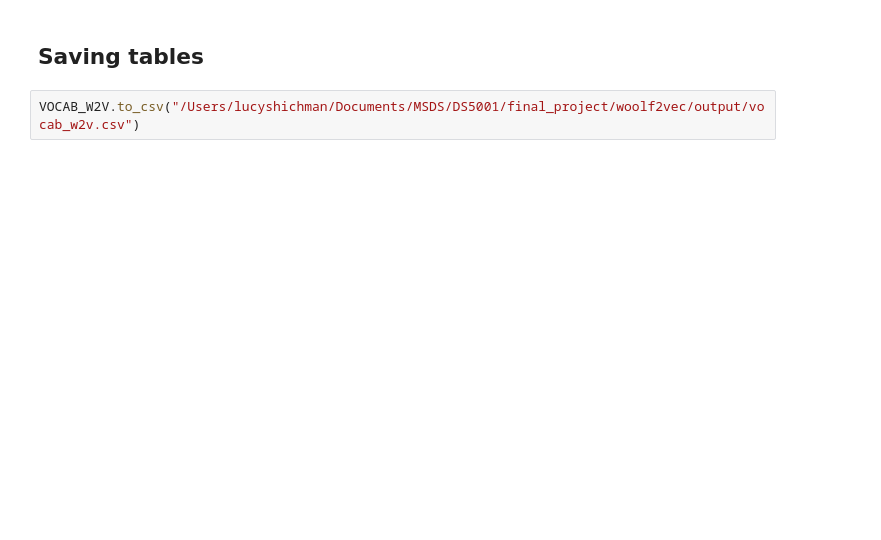
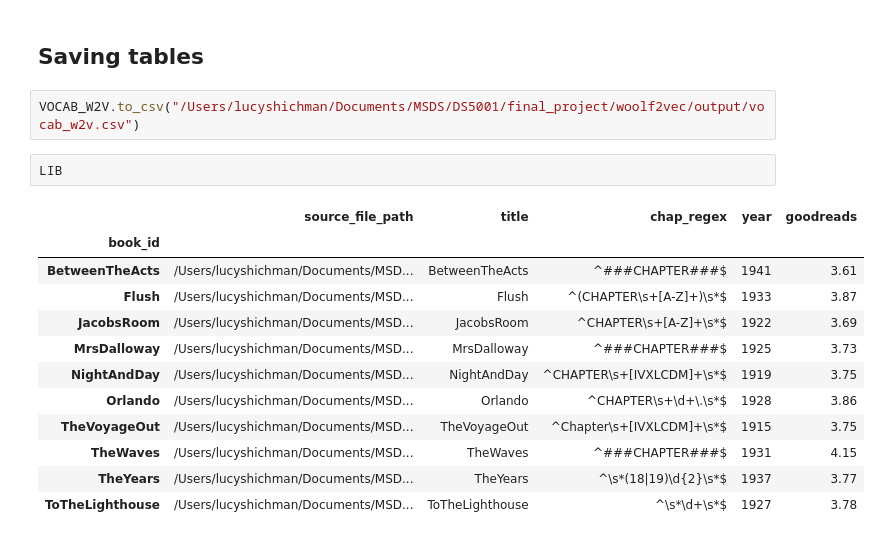
Before and after one commit to Lucy-Shichman/woolf2vec, a Jupyter notebook: analysis/word2vec_modeling.ipynb, the cells around one changed output. Cells and saved outputs as stored; diff of their text form; blank space fills up the shorter version.

```diff
--- a/analysis/word2vec_modeling.ipynb
+++ b/analysis/word2vec_modeling.ipynb
@@ -154,3 +154,18 @@ px.scatter(X.reset_index(), 'x', 'y',
 ## Saving tables
 # %%
 VOCAB_W2V.to_csv("/Users/lucyshichman/Documents/MSDS/DS5001/final_project/woolf2vec/output/vocab_w2v.csv")
+# %%
+LIB
+# %% [output]
+|  | source_file_path | title | chap_regex | year | goodreads |
+| book_id |  |  |  |  |  |
+| BetweenTheActs | /Users/lucyshichman/Documents/MSD... | BetweenTheActs | ^###CHAPTER###$ | 1941 | 3.61 |
+| Flush | /Users/lucyshichman/Documents/MSD... | Flush | ^(CHAPTER\s+[A-Z]+)\s*$ | 1933 | 3.87 |
+| JacobsRoom | /Users/lucyshichman/Documents/MSD... | JacobsRoom | ^CHAPTER\s+[A-Z]+\s*$ | 1922 | 3.69 |
+| MrsDalloway | /Users/lucyshichman/Documents/MSD... | MrsDalloway | ^###CHAPTER###$ | 1925 | 3.73 |
+| NightAndDay | /Users/lucyshichman/Documents/MSD... | NightAndDay | ^CHAPTER\s+[IVXLCDM]+\s*$ | 1919 | 3.75 |
+| Orlando | /Users/lucyshichman/Documents/MSD... | Orlando | ^CHAPTER\s+\d+\.\s*$ | 1928 | 3.86 |
+| TheVoyageOut | /Users/lucyshichman/Documents/MSD... | TheVoyageOut | ^Chapter\s+[IVXLCDM]+\s*$ | 1915 | 3.75 |
+| TheWaves | /Users/lucyshichman/Documents/MSD... | TheWaves | ^###CHAPTER###$ | 1931 | 4.15 |
+| TheYears | /Users/lucyshichman/Documents/MSD... | TheYears | ^\s*(18|19)\d{2}\s*$ | 1937 | 3.77 |
+| ToTheLighthouse | /Users/lucyshichman/Documents/MSD... | ToTheLighthouse | ^\s*\d+\s*$ | 1927 | 3.78 |
```
Also changed, not shown: parts of 1 cell of this notebook, 4 other files.
